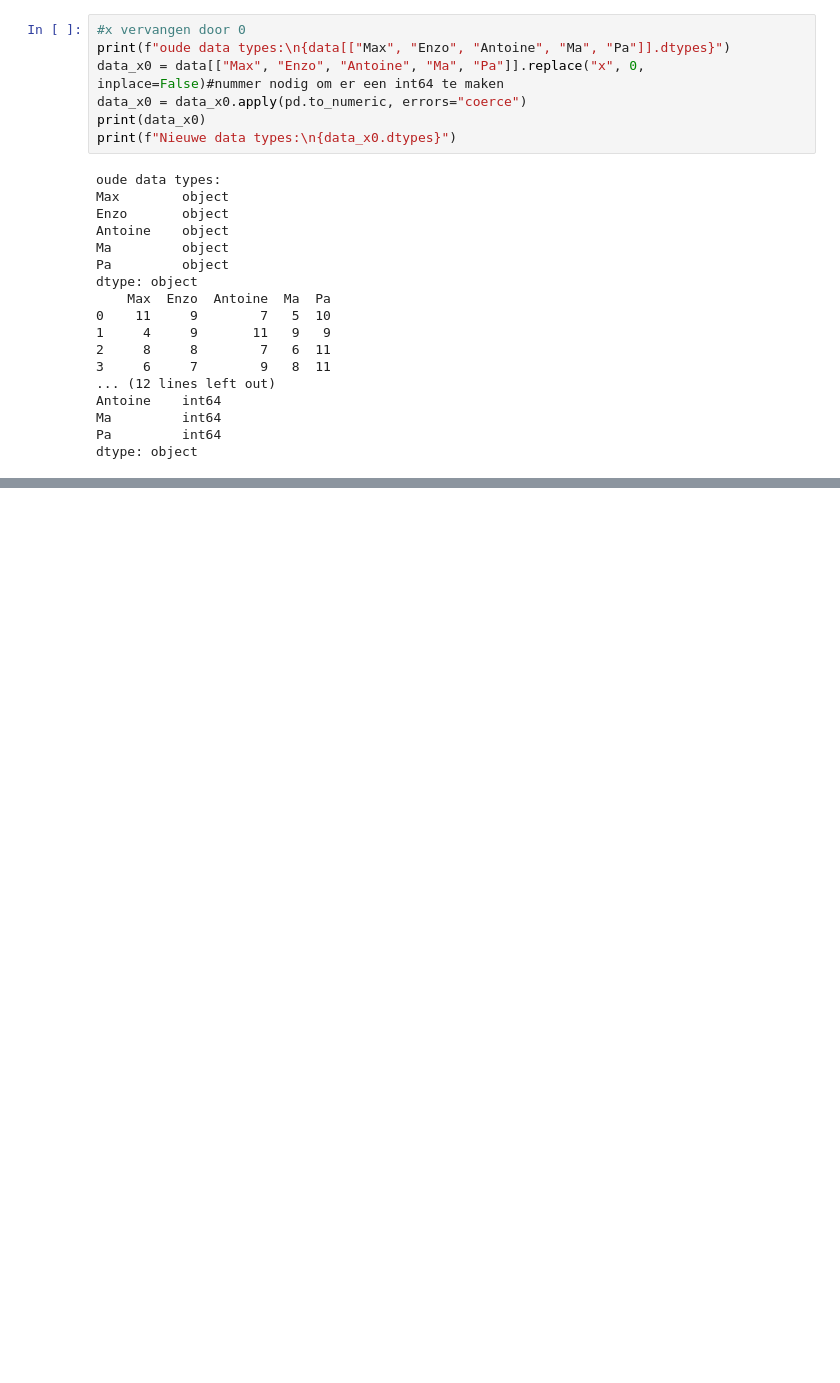
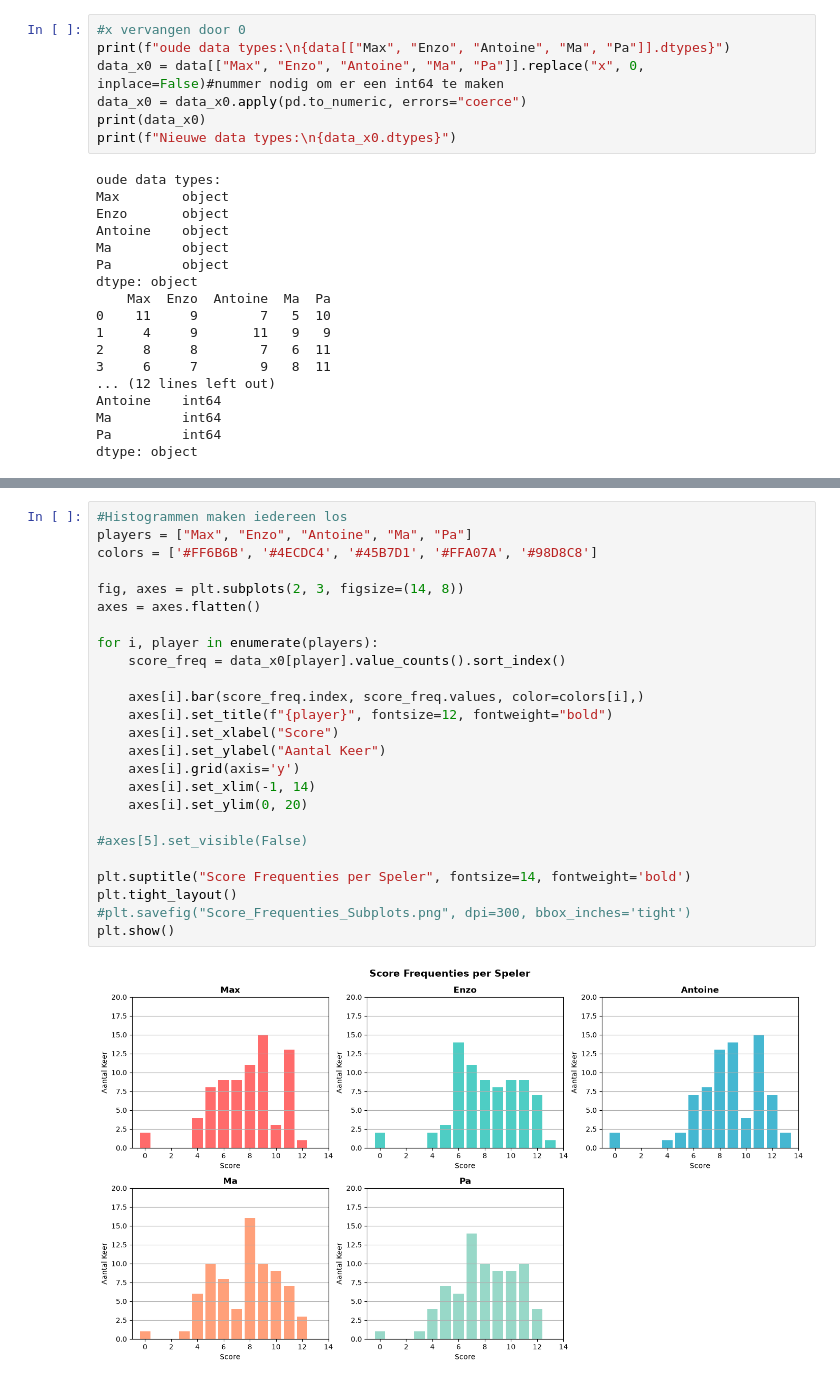
Before and after one commit to BroederZ/WebsiteCatan, a Jupyter notebook: Data/Test_Code.ipynb, the cells around one changed output, grey strips where cells are left out. Saved outputs shown, nothing was run; the diff lists cells and outputs as text; blank space fills up the shorter version.

```diff
--- a/Data/Test_Code.ipynb
+++ b/Data/Test_Code.ipynb
@@ -147,0 +233,27 @@ Plot saved as Catan_TotaleScores_Alles.png in path: /home/antoine-zijlstra/Coder
+# %%
+#Histogrammen maken iedereen los
+players = ["Max", "Enzo", "Antoine", "Ma", "Pa"]
+colors = ['#FF6B6B', '#4ECDC4', '#45B7D1', '#FFA07A', '#98D8C8']
+
+fig, axes = plt.subplots(2, 3, figsize=(14, 8))
+axes = axes.flatten()
+
+for i, player in enumerate(players):
+    score_freq = data_x0[player].value_counts().sort_index()
+
+    axes[i].bar(score_freq.index, score_freq.values, color=colors[i],)
+    axes[i].set_title(f"{player}", fontsize=12, fontweight="bold")
+    axes[i].set_xlabel("Score")
+    axes[i].set_ylabel("Aantal Keer")
+    axes[i].grid(axis='y')
+    axes[i].set_xlim(-1, 14)
+    axes[i].set_ylim(0, 20)
+
+#axes[5].set_visible(False)
+
+plt.suptitle("Score Frequenties per Speler", fontsize=14, fontweight='bold')
+plt.tight_layout()
+#plt.savefig("Score_Frequenties_Subplots.png", dpi=300, bbox_inches='tight')
+plt.show()
+# %% [output]
+[figure, added]
```
Also changed, not shown: parts of 7 cells of this notebook, 5 other files.
